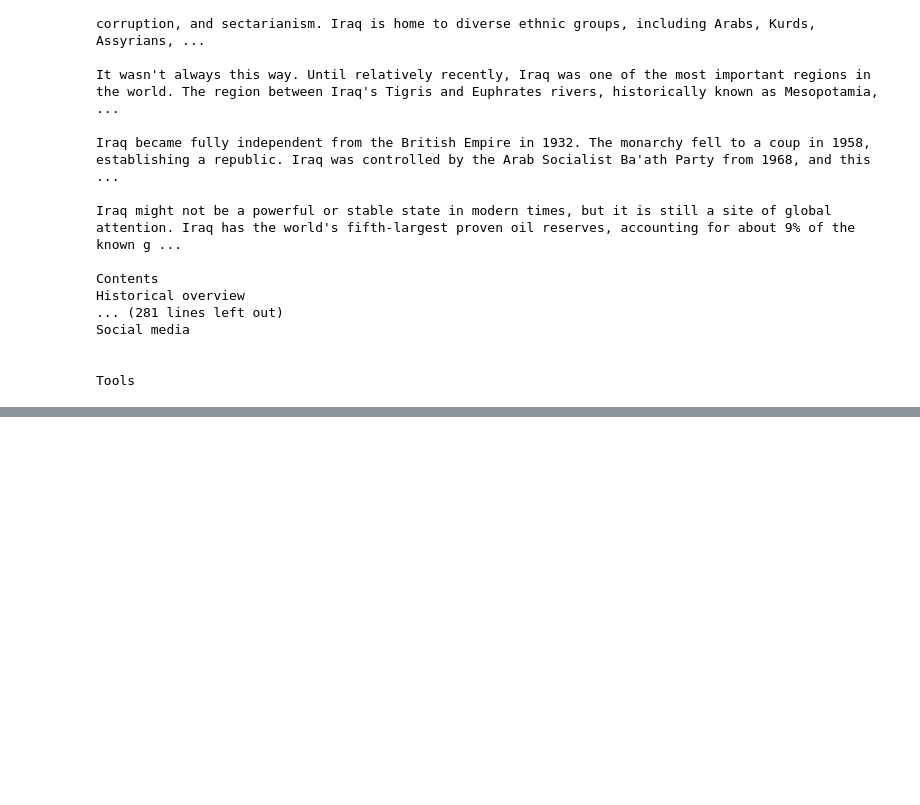
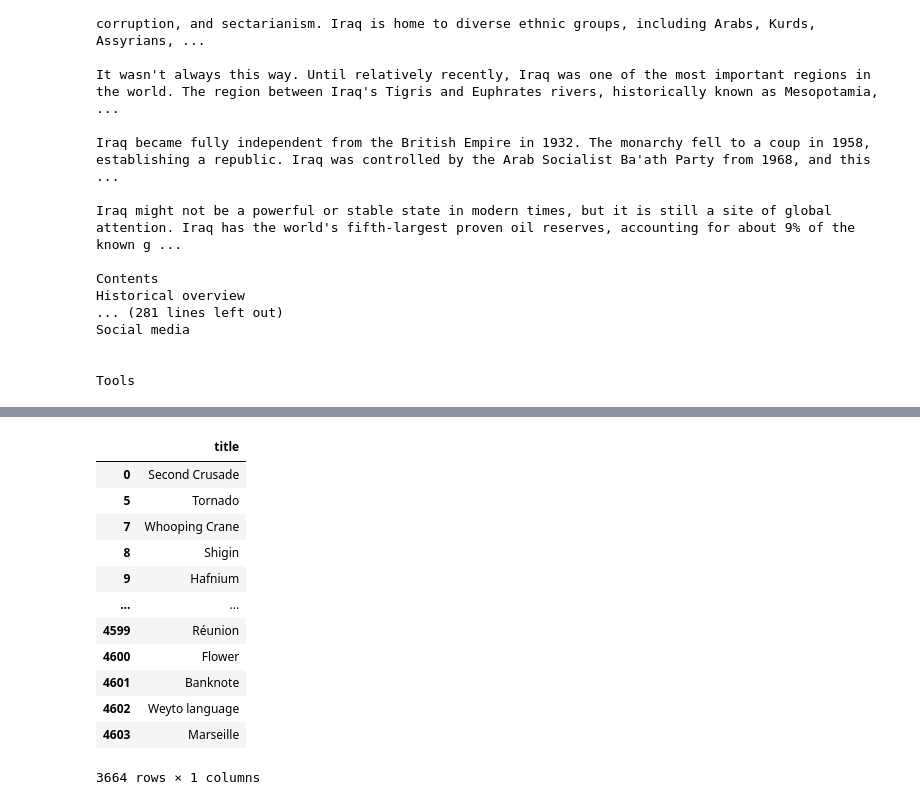
Before and after one commit to epfl-ada/ada-2023-project-miaoumiaou, a Jupyter notebook: data_from_the_web.ipynb, the cells around one changed output, grey strips where cells are left out. Saved outputs shown, nothing was run; the diff lists cells and outputs as text; code cells hidden in the pictures; blank space fills up the shorter version.

```diff
--- a/data_from_the_web.ipynb
+++ b/data_from_the_web.ipynb
@@ -98,10 +98,15 @@ Response body:
 # %%
 
 def construct_url_RationalWiki(title):
+    if not isinstance(title, str):
+        return None  # Return None or handle the error as appropriate
+
     normalized_title = title.lower().replace(' ', '_')  # Convert title to lowercase and replace spaces with underscores
     return f"https://rationalwiki.org/wiki/{normalized_title}"
 
 def construct_url_Infogalactic(title):
+    if not isinstance(title, str):
+        return None  # Return None or handle the error as appropriate
     normalized_title = title.lower().replace(' ', '_')  # Convert title to lowercase and replace spaces with underscores
     return f"https://infogalactic.com/info/{normalized_title}"
 # %%
@@ -246,0 +233,9 @@ Iraq
+# %%
+##Get the existing titles in InfoGalactic
+print(article_titles[23])
+url = construct_url_Infogalactic(article_titles[23])
+headers = {'User-Agent': 'Mozilla/5.0 (Windows NT 10.0; Win64; x64) AppleWebKit/537.36 (KHTML, like Gecko) Chrome/58.0.3029.110 Safari/537.3'}
+response = requests.get(url, headers=headers)
+print('Response status code: {0}\n'.format(response.status_code))
+#print('Response headers: {0}\n'.format(response.headers))
+#print('Response body: {0}'.format(response.text))
@@ -246,0 +333,18 @@ Iraq
+# %%
+#Get articles titles on Infogalactic that are in our Wikispedia Dataset
+ ##WARNING - This cell may take a long time to run (90min) - risk of blocked IP address because of too many requests
+results = []
+for title in article_titles:
+    url = construct_url_Infogalactic(title)
+    headers = {'User-Agent': 'Mozilla/5.0 (Windows NT 10.0; Win64; x64) AppleWebKit/537.36 (KHTML, like Gecko) Chrome/58.0.3029.110 Safari/537.3'}
+    response = requests.get(url, headers=headers, timeout = 10)
+    # Store the title and the response status code
+    results.append({'Article Title': title, 'Response Status': response.status_code})
+
+# Create a DataFrame from the results
+df_infogalactic_titles = pd.DataFrame(results)
+
+# Optionally, save the DataFrame to a CSV file
+df_infogalactic_titles.to_csv('infogalactic_article_status_results.csv', index=False)
+
+print(df_infogalactic_titles)
@@ -246,0 +366,23 @@ Iraq
+# %%
+#How many corresponding titles beetween InfoGalactic and wikispedia
+df_infogalactic_titles['Response Status'].value_counts()
+#Create the dataframe for InfoGalactic.
+df_infogalactic_titles = pd.read_csv('infogalactic_article_status_results.csv')
+df_infogalactic_titles = df_infogalactic_titles[df_infogalactic_titles['Response Status'] == 200]
+df_infogalactic_titles = df_infogalactic_titles.drop(columns=['Response Status'])
+df_infogalactic_titles = df_infogalactic_titles.rename(columns={'Article Title': 'title'})
+display(df_infogalactic_titles)
+# %% [output]
+|  | title |
+| 0 | Second Crusade |
+| 5 | Tornado |
+| 7 | Whooping Crane |
+| 8 | Shigin |
+| 9 | Hafnium |
+| ... | ... |
+| 4599 | Réunion |
+| 4600 | Flower |
+| 4601 | Banknote |
+| 4602 | Weyto language |
+| 4603 | Marseille |
+3664 rows × 1 columns
```
Also changed, not shown: parts of 7 cells of this notebook, 4 other files.
